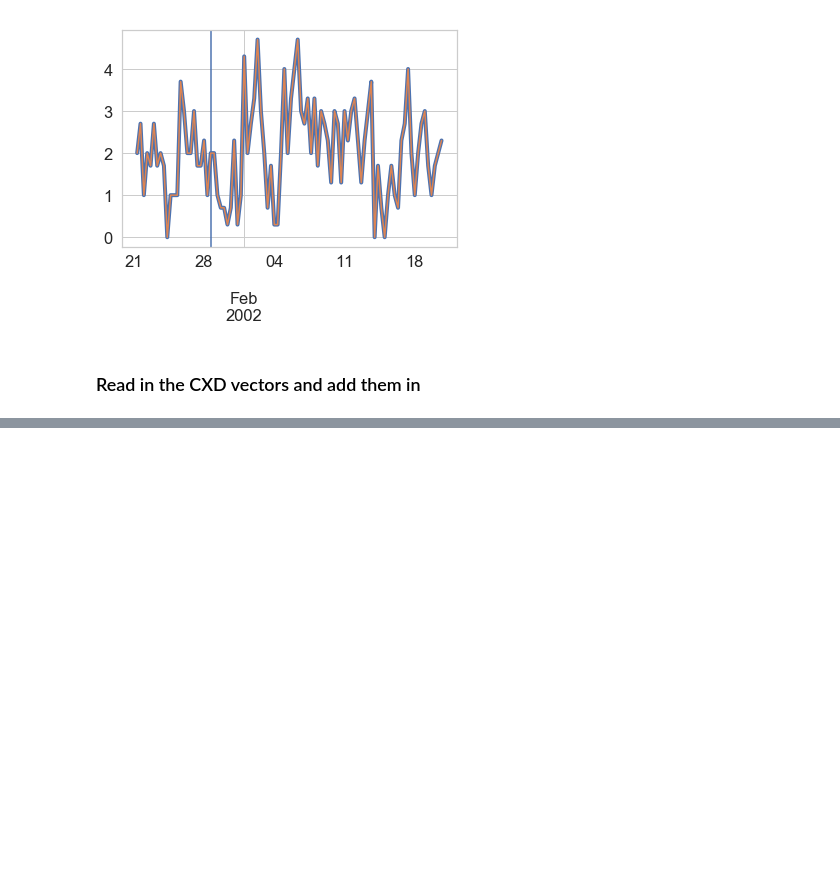
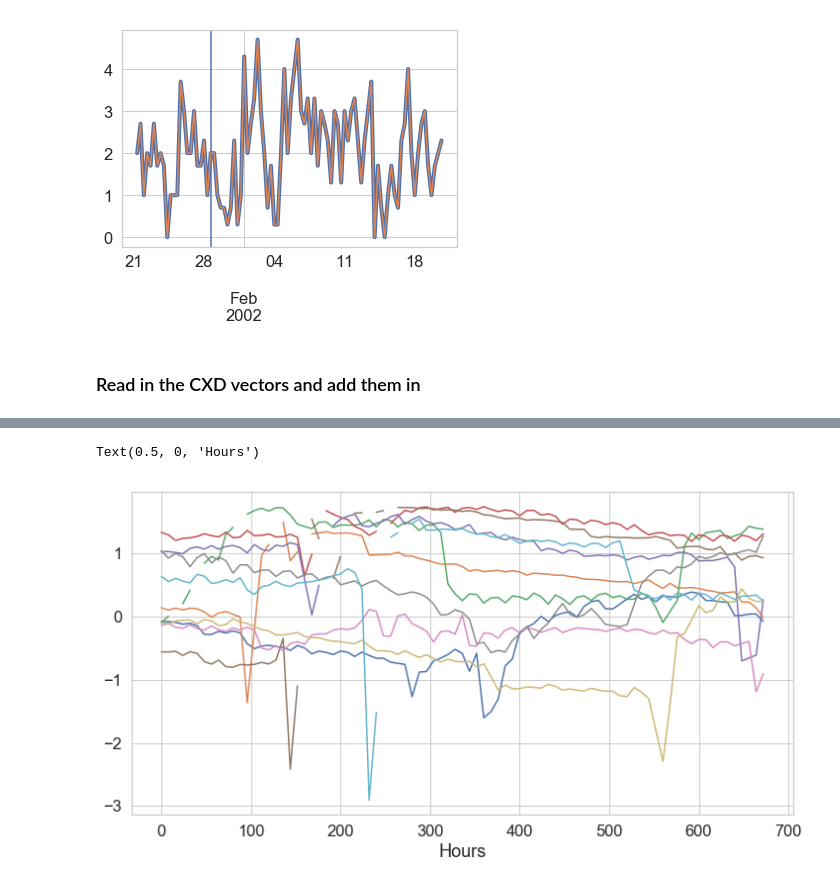
Before and after one commit to balarsen/GPSFluxForecast, a Jupyter notebook: Notebooks/Define Events and Prep Event Data.ipynb, the cells around one changed output, grey strips where cells are left out. Drawn from its saved outputs; the diff is of its cells as text; code cells hidden in the pictures; blank space fills up the shorter version.

```diff
--- a/Notebooks/Define Events and Prep Event Data.ipynb
+++ b/Notebooks/Define Events and Prep Event Data.ipynb
@@ -224,8 +241,8 @@ vectors_Log_Flux = pd.read_hdf('../Data/CXD_Vectors.h5', 'vectors_Log_Flux')
 # %%
-event_data = {}
-for ii, e in enumerate(tqdm.tqdm_notebook(events)):
-    event_data[e] = {}
-    for k in omni_data:
-        event_data[e][k] = build_data_from_vector(omni_data[k], e)
-        event_data[e]['vectors_Log_Flux_std'] = build_data_from_vector(vectors_Log_Flux_std, e, CXD_std=True)
-        event_data[e]['vectors_Log_Flux'] = build_data_from_vector(vectors_Log_Flux, e)
+# event_data = {}
+# for ii, e in enumerate(tqdm.tqdm_notebook(events)):
+#     event_data[e] = {}
+#     for k in omni_data:
+#         event_data[e][k] = build_data_from_vector(omni_data[k], e)
+#         event_data[e]['vectors_Log_Flux_std'] = build_data_from_vector(vectors_Log_Flux_std, e, CXD_std=True)
+#         event_data[e]['vectors_Log_Flux'] = build_data_from_vector(vectors_Log_Flux, e)
@@ -237,0 +262,9 @@ tb.dictree(event_data, levels=2
+# %%
+plt.figure(figsize=(12,6))
+for e in events:
+    plt.plot(np.arange(85)*8, df.loc[e-datetime.timedelta(days=7):e+datetime.timedelta(days=21)].values)
+
+plt.xlabel('Hours')
+# %% [output]
+Text(0.5, 0, 'Hours')
+[figure, added]
```
Also changed, not shown: parts of 12 cells of this notebook, 2 other files.
